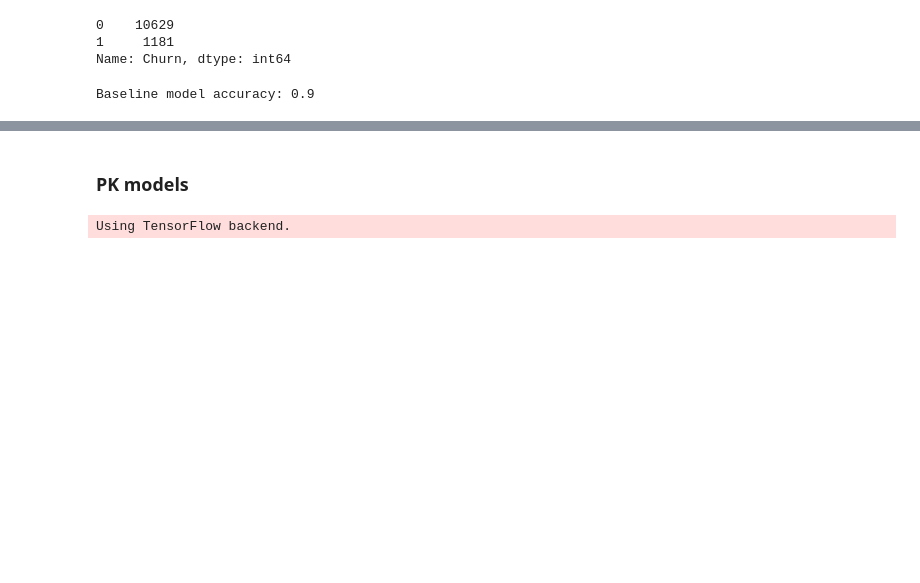
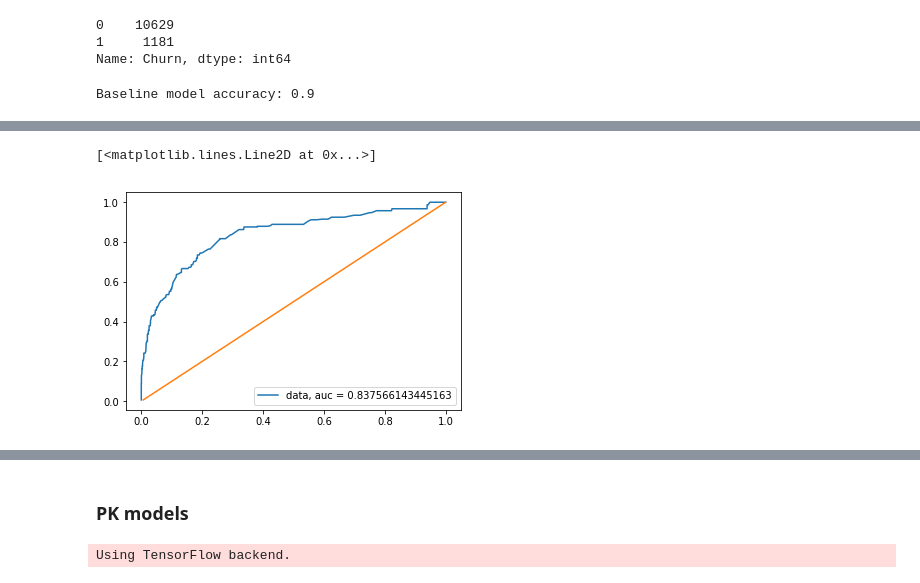
Before and after one commit to pracowniaPK/DataProject, a Jupyter notebook: project2.ipynb, the cells around one changed output, grey strips where cells are left out. Drawn from its saved outputs; the diff is of its cells as text; code cells hidden in the pictures; blank space fills up the shorter version.

```diff
--- a/project2.ipynb
+++ b/project2.ipynb
@@ -186,0 +186,8 @@ Baseline model accuracy: 0.9
+# %%
+train_X_MS = train_X[col_MS]
+test_X_MS = test_X[col_MS]
+
+train_X_MS = pd.get_dummies(train_X_MS)
+test_X_MS = pd.get_dummies(test_X_MS)
+
+train_X_MS
@@ -186,0 +206,16 @@ Baseline model accuracy: 0.9
+# %%
+#MODEL
+MS_model1 = MLPClassifier()
+MS_model1.fit(train_X_MS, train_y)
+
+MS_model1.score(test_X_MS, test_y)
+
+predicted_y_MS = MS_model1.predict_proba(test_X_MS)[:,1]
+fpr, tpr, _ = roc_curve(test_y, predicted_y_MS)
+auc = roc_auc_score(test_y, predicted_y_MS)
+plt.plot(fpr,tpr,label="data, auc = {}".format(str(auc)))
+plt.legend(loc=4)
+plt.plot(tpr,tpr)
+# %% [output]
+[<matplotlib.lines.Line2D at 0x...>]
+[figure, added]
```
Also changed, not shown: parts of 15 cells of this notebook.
